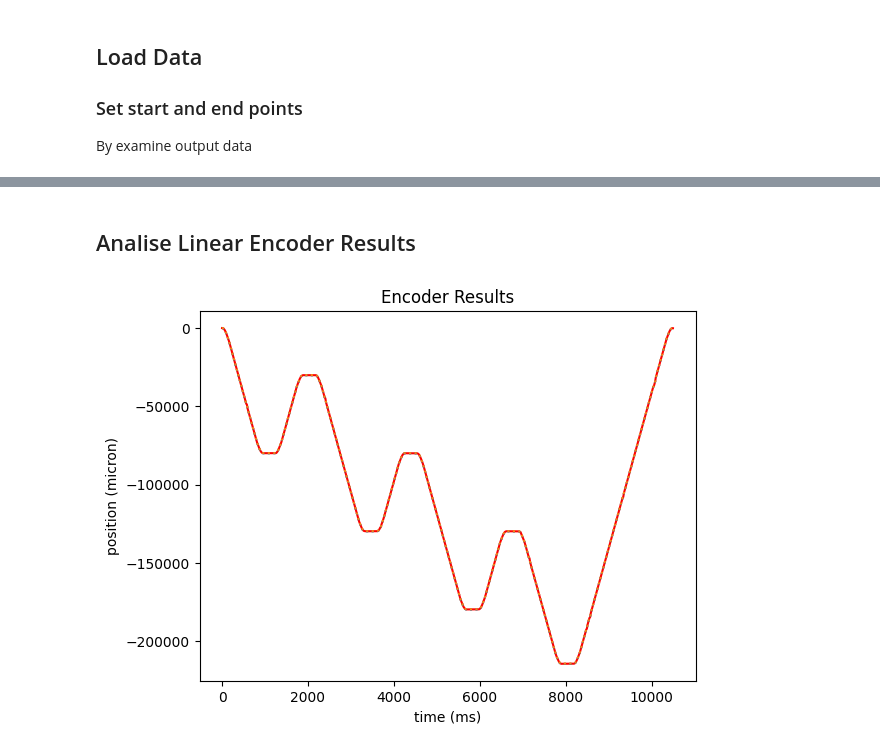
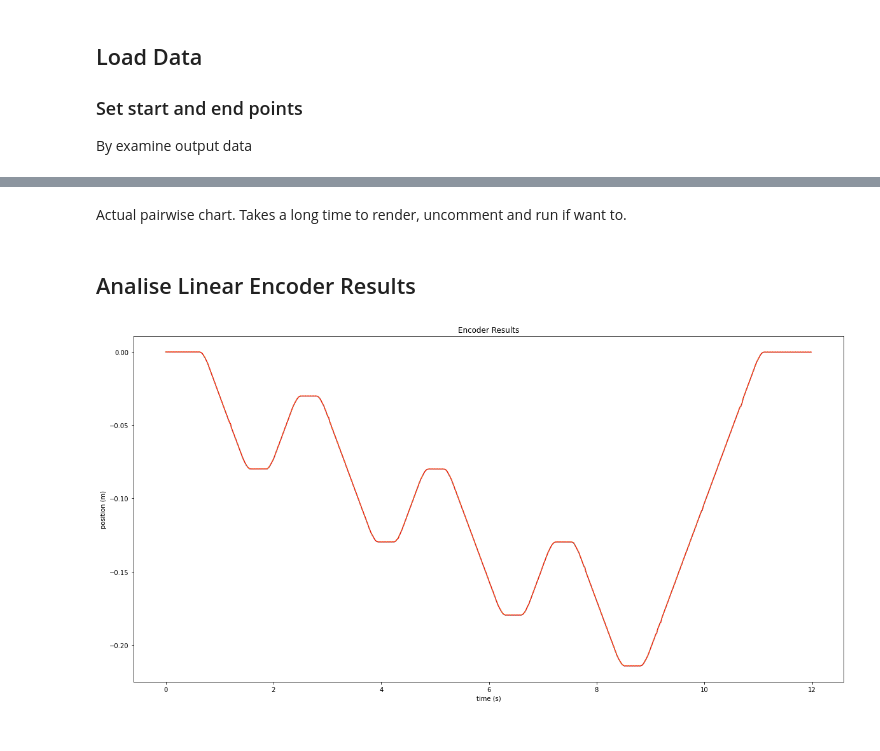
Before and after one commit to XinxingChenUNSW/printer_police, a Jupyter notebook: post_data_notebook/post_data_analysis.ipynb, the cells around one changed output, grey strips where cells are left out. Cells and saved outputs as stored; diff of their text form; code cells hidden in the pictures.

```diff
--- a/post_data_notebook/post_data_analysis.ipynb
+++ b/post_data_notebook/post_data_analysis.ipynb
@@ -6,6 +6,10 @@ import numpy as np
 import pandas as pd
 import matplotlib.pyplot as plt
 import seaborn as sns
+
+# from data_smoothing import *
+
+plt.rcParams["figure.figsize"] = (20, 10)
 # %% [markdown]
 ## Load Data
 ### Set start and end points
@@ -14,8 +18,8 @@ By examine output data
 # set results path
 results_file = "sample_data.csv"
 
-startPoint = 19633 # ms
-endPoint = 30146 # ms
+startPoint = 19000 # ms
+endPoint = 31000# ms
 
 data = pd.read_csv(results_file)
 duration = data["Time (ms)"].isin(range(startPoint, endPoint))
@@ -28,3 +45,5 @@ Takes a long time, uncomment and run if want to.
+# %% [markdown]
+Actual pairwise chart. Takes a long time to render, uncomment and run if want to.
 # %%
 # sns.pairplot(data)
 # plt.show()
@@ -32,28 +51,29 @@ Takes a long time, uncomment and run if want to.
 ## Analise Linear Encoder Results
 # %%
 # set specs of encoder
-resolution = 35.27777778
-uncertainty = 93.4498
+resolution = 35.27777778 / 1000000 # in m
+uncertainty = 93.4498 / 1000000 # in m
 
 time = data_np[:, 0]
 time = time - time[0] # in ms
+time = time / 1000 # in s
 
 position = data_np[:, 15]
 position = position - position[0] # zero the measurement
 # assument starting position as at 0 micron, encoder resolution is 35.27777778 microns and uncertainty (including initial position within one resolution) is +- 93.4498 microns
 
 position = position * resolution
 position_lower_bound = position - uncertainty
 position_upper_bound = position + uncertainty
 
 
 # plot position
 plt.plot(time, position, 'r')
 plt.plot(time, position_lower_bound, ':')
 plt.plot(time, position_upper_bound, ':')
 plt.title("Encoder Results")
-plt.xlabel("time (ms)")
-plt.ylabel("position (micron)")
+plt.xlabel("time (s)")
+plt.ylabel("position (m)")
 plt.show()
 # %% [output]
-[figure, old version]
+[figure, new version]
```
Also changed, not shown: parts of 16 cells of this notebook, 1 other file.
